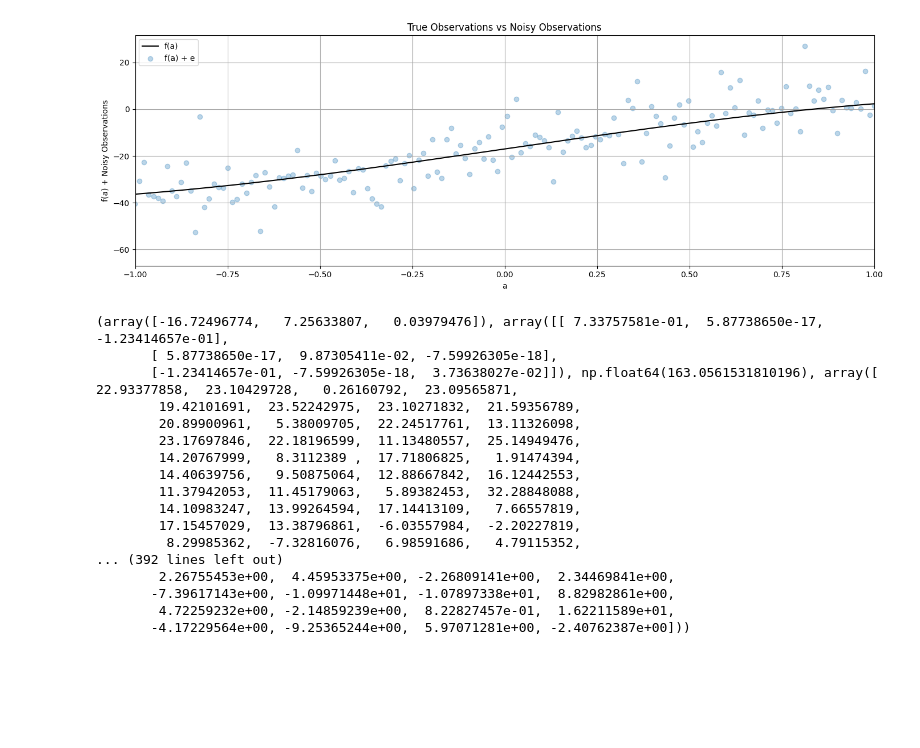
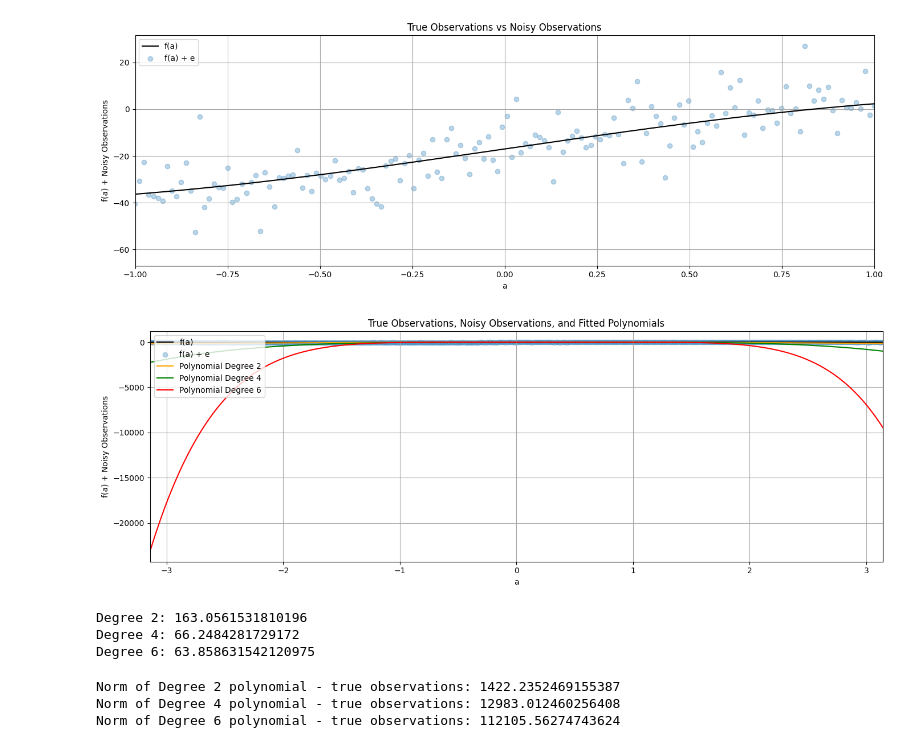
Before and after one commit to TrevorBirchenough/ENGG680_2025_Fall, a Jupyter notebook: Lab_Assignment 1/StudentGradeManagementSystem.ipynb, the cells around one changed output. Drawn from its saved outputs; the diff is of its cells as text; code cells hidden in the pictures; blank space fills up the shorter version.

```diff
--- a/Lab_Assignment 1/StudentGradeManagementSystem.ipynb
+++ b/Lab_Assignment 1/StudentGradeManagementSystem.ipynb
@@ -806,28 +806,6 @@ def fit_polynomial_curve(a: np.ndarray, l: np.ndarray, P: np.ndarray, deg: int)
 x2= fit_polynomial_curve(a, l, P, 2)
 x4= fit_polynomial_curve(a, l, P, 4)
 x6= fit_polynomial_curve(a, l, P, 6)
-
-print(x2)
-print(x4)
-print(x6)
-# %% [output]
-(array([-16.72496774,   7.25633807,   0.03979476]), array([[ 7.33757581e-01,  5.87738650e-17, -1.23414657e-01],
-       [ 5.87738650e-17,  9.87305411e-02, -7.59926305e-18],
-       [-1.23414657e-01, -7.59926305e-18,  3.73638027e-02]]), np.float64(163.0561531810196), array([ 22.93377858,  23.10429728,   0.26160792,  23.09565871,
-        19.42101691,  23.52242975,  23.10271832,  21.59356789,
-        20.89900961,   5.38009705,  22.24517761,  13.11326098,
-        23.17697846,  22.18196599,  11.13480557,  25.14949476,
-        14.20767999,   8.3112389 ,  17.71806825,   1.91474394,
-        14.40639756,   9.50875064,  12.88667842,  16.12442553,
-        11.37942053,  11.45179063,   5.89382453,  32.28848088,
-        14.10983247,  13.99264594,  17.14413109,   7.66557819,
-        17.15457029,  13.38796861,  -6.03557984,  -2.20227819,
-         8.29985362,  -7.32816076,   6.98591686,   4.79115352,
-... (392 lines left out)
-        2.26755453e+00,  4.45953375e+00, -2.26809141e+00,  2.34469841e+00,
-       -7.39617143e+00, -1.09971448e+01, -1.07897338e+01,  8.82982861e+00,
-        4.72259232e+00, -2.14859239e+00,  8.22827457e-01,  1.62211589e+01,
-       -4.17229564e+00, -9.25365244e+00,  5.97071281e+00, -2.40762387e+00]))
 # %%
 # step 7
 # use the estimated coefficients x and constants array a, construct polynomial functions for each degree
@@ -840,21 +818,61 @@ Degree6 = np.polyval(x6[0], a)
 # %%
 # step 8
 # use the matplotlib to plot each polynomial function, noisy observations l, true observations l_true, together in one single figure
 # for the polynomials of line, cubic and quintic, use color of orange, green and red respectively.
 # (2 marks)
 
 fig, ax = plt.subplots(nrows=1, ncols=1, figsize=(14, 5))
 
+ax.plot(a, l_true, label='f(a)', color='k')
+ax.scatter(a, l, label='f(a) + e', color='tab:blue', marker= 'o', alpha= 0.3)
+ax.plot(a, Degree2, label='Polynomial Degree 2', color='orange')
+ax.plot(a, Degree4, label='Polynomial Degree 4', color='green')
+ax.plot(a, Degree6, label='Polynomial Degree 6', color='red')
+
+ax.set_xlabel('a')
+ax.set_ylabel('f(a) + Noisy Observations')
+ax.set_title('True Observations, Noisy Observations, and Fitted Polynomials')
+ax.legend(loc='upper left')
+
+
+
+
+#I changed the Parameters from (-1, 1) to this to show a more clear graft viual, as before it did not look entirely correct.
+ax.set_xlim(a.min(), a.max())
 
 
 ax.grid(True, which='both',ls='-',color='0.65')
 
 fig.tight_layout()
+plt.show()
+# %% [output]
+[figure, added]
+# %%
+# step 9
+# print the a posterier variance factor for each polynomial function
+# (3 marks)
+print(f"Degree 2: {x2[2]}")
+print(f"Degree 4: {x4[2]}")
+print(f"Degree 6: {x6[2]}")
+# %% [output]
+Degree 2: 163.0561531810196
+Degree 4: 66.2484281729172
+Degree 6: 63.858631542120975
 # %%
 # step 10
 # compute and print the norm between the predicted observations (output from each polynomial function) and the true observations
 # (3 marks)
-# ...
+norm2 = np.linalg.norm(Degree2 - l_true)
+norm4 = np.linalg.norm(Degree4 - l_true)
+norm6 = np.linalg.norm(Degree6 - l_true)
+
+print(f"Norm of Degree 2 polynomial - true observations: {norm2}")
+print(f"Norm of Degree 4 polynomial - true observations: {norm4}")
+print(f"Norm of Degree 6 polynomial - true observations: {norm6}")
+# %% [output]
+Norm of Degree 2 polynomial - true observations: 1422.2352469155387
+Norm of Degree 4 polynomial - true observations: 12983.012460256408
+Norm of Degree 6 polynomial - true observations: 112105.56274743624
 # %%
 # step 11
 # comment on the results of a posterier variance factor and norm, what pattern do you observe
```
Also changed, not shown: parts of 4 cells of this notebook.
